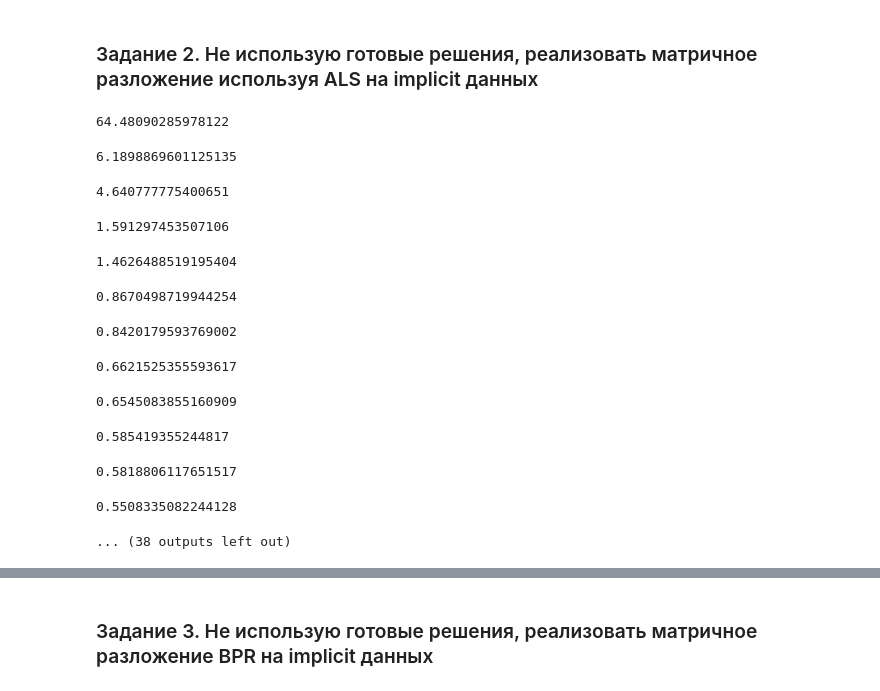
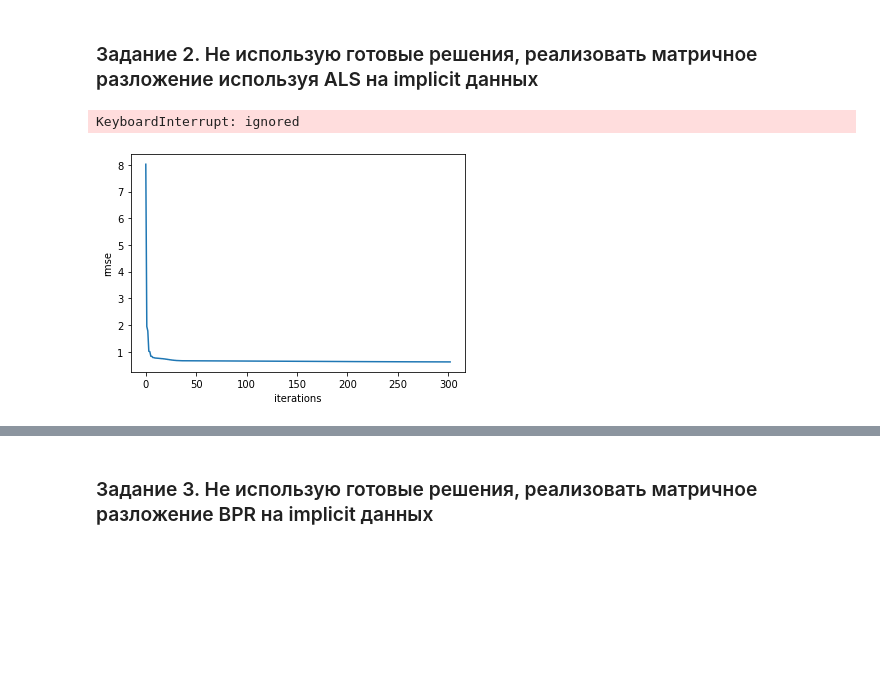
Before and after one commit to Anvarka/RecSys, a Jupyter notebook: HW_1_RECSYS_HSE.ipynb, the cells around one changed output, grey strips where cells are left out. Cells and saved outputs as stored; diff of their text form; code cells hidden in the pictures; blank space fills up the shorter version.

```diff
--- a/HW_1_RECSYS_HSE.ipynb
+++ b/HW_1_RECSYS_HSE.ipynb
@@ -393,30 +392,30 @@ get_recommendations(1, regr)
 # %% [markdown]
 ### Задание 2. Не использую готовые решения, реализовать матричное разложение используя ALS на implicit данных
 # %%
-movies = np.array(implicit_ratings["movie_id"].unique())
-users = np.array(implicit_ratings["user_id"].unique())
-dict_users = {}
+# movies = np.array(implicit_ratings["movie_id"].unique())
+# users = np.array(implicit_ratings["user_id"].unique())
+# dict_users = {}
 
-for i in range(len(users)):
-  dict_users[users[i]] = i
+# for i in range(len(users)):
+#   dict_users[users[i]] = i
 
-dict_movies = {}
-for i in range(len(movies)):
-  dict_movies[movies[i]] = i
+# dict_movies = {}
+# for i in range(len(movies)):
+#   dict_movies[movies[i]] = i
 
-mov_users_implicit = np.full(shape=[len(users), len(movies)], fill_value=0)
+# mov_users_implicit = np.full(shape=[len(users), len(movies)], fill_value=0)
 
-movies = np.array(implicit_ratings["movie_id"])
-users = np.array(implicit_ratings["user_id"])
-rank = np.array(implicit_ratings["rating"])
+# movies = np.array(implicit_ratings["movie_id"])
+# users = np.array(implicit_ratings["user_id"])
+# rank = np.array(implicit_ratings["rating"])
 
-for ind, row in implicit_ratings.iterrows():
-    user_id = row["user_id"]
-    movie_id = row["movie_id"]
-    rating = row["rating"]
-    i_ = dict_users[user_id]
-    j_ = dict_movies[movie_id]
+# for ind, row in implicit_ratings.iterrows():
+#     user_id = row["user_id"]
+#     movie_id = row["movie_id"]
+#     rating = row["rating"]
+#     i_ = dict_users[user_id]
+#     j_ = dict_movies[movie_id]
 
-    mov_users_implicit[i_][j_] = rating
+#     mov_users_implicit[i_][j_] = rating
 # %%
 class ALS_model:
@@ -478,20 +457,12 @@ class ALS_model:
 # %%
 import numpy as np
 
-regr = ALS_model(alpha=0.0001, epochs=50, batch_size=100)
-regr.fit(implicit_ratings)
+als_model = ALS_model(alpha=0.0001, epochs=1000, weight_decay=1e-2)
+als_model.fit(user_movie_sparse)
 # %% [output]
-64.48090285978122
+KeyboardInterrupt: ignored
-6.1898869601125135
-4.640777775400651
-1.591297453507106
-1.4626488519195404
-0.8670498719944254
-0.8420179593769002
-0.6621525355593617
-0.6545083855160909
-0.585419355244817
-0.5818806117651517
-0.5508335082244128
-... (38 outputs left out)
+# %%
+get_plot_of_loss(als_model.losses)
+# %% [output]
+[figure, added]
 # %%
```
Also changed, not shown: parts of 21 cells of this notebook.
